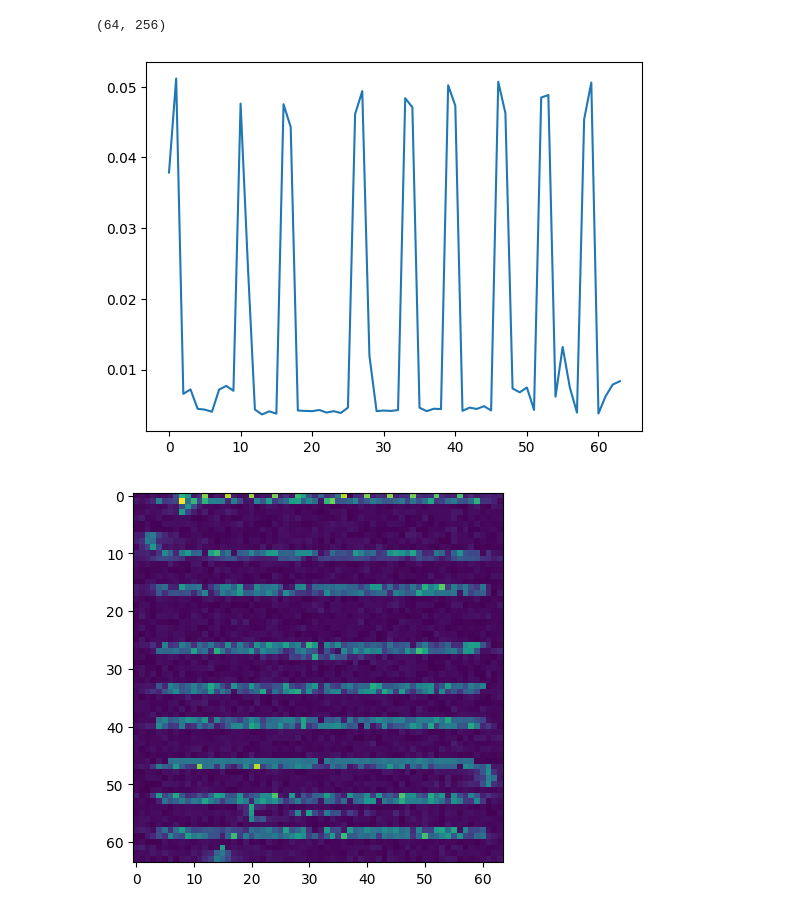
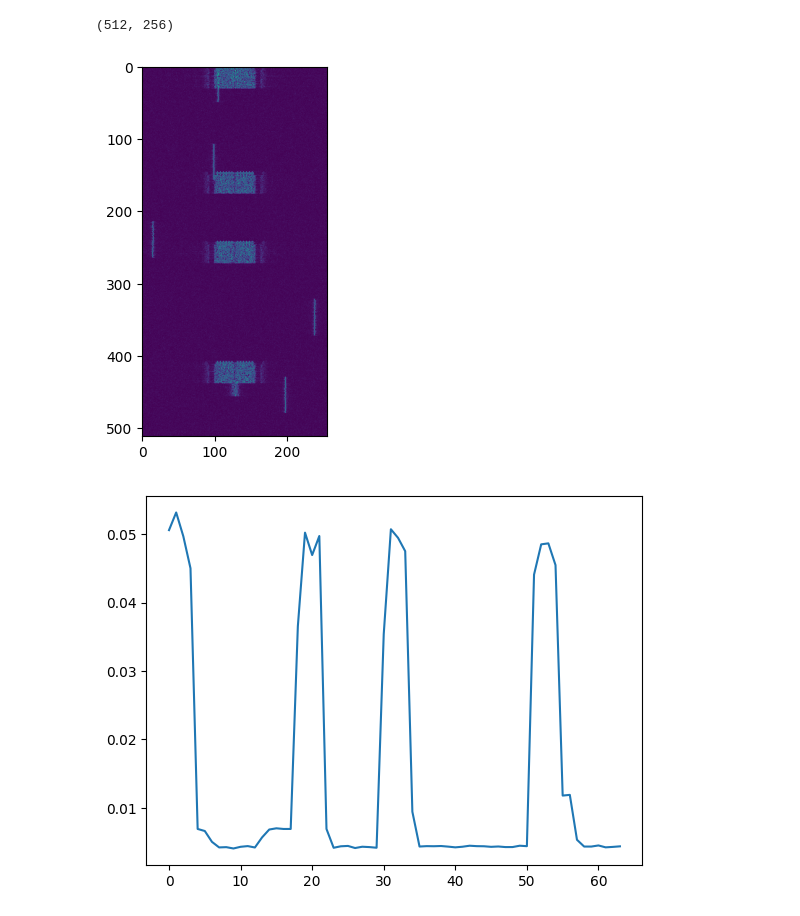
Before and after one commit to sds100/TinyMLSpectrumSensing, a Jupyter notebook: training/notebook_playground.ipynb, the cells around one changed output. Cells and saved outputs as stored; diff of their text form; code cells hidden in the pictures.

Commit message:
use 512 windows with 512 samples for training

```diff
--- a/training/notebook_playground.ipynb
+++ b/training/notebook_playground.ipynb
@@ -15,35 +15,38 @@ reload(sp_plot)
 reload(sp)
 
 spectrograms = sp_data.load_spectrograms(data_dir="data/numpy",
                                          classes=["ZBW"],
                                          snr_list=[10],
-                                         windows_per_spectrogram=64,
-                                         window_length=8192,
+                                         windows_per_spectrogram=512,
+                                         window_length=512,
                                          nfft=256)
 
 spec = spectrograms.get(10)[0]
 print(spec.values.shape)
+
+plt.imshow(spec.values)
+plt.show()
 
 middle = (spec.values.shape[1]) // 2
 
 spec = sp.take_frequencies(spec, middle - 32, middle + 32).values
 
 downsampled = sp.downsample_spectrogram(spectrogram=spec, resolution=64)
 
 plt.plot(np.mean(downsampled, axis=1))
 plt.show()
 
 plt.imshow(downsampled)
 plt.show()
 
 augmented = sp.augment_spectrogram(spectrogram=downsampled, k=3, l=16, d=4)
 plt.imshow(augmented)
 plt.show()
 
 painted = sp.paint_spectrogram(original=downsampled, augmented=augmented)
 plt.imshow(painted)
 plt.show()
 # %% [output]
-(64, 256)
+(512, 256)
-[figure, old version]
+[figure, new version]
-[figure, old version]
+[figure, new version]
```
Also changed, not shown: parts of 1 cell of this notebook, 4 other files.
